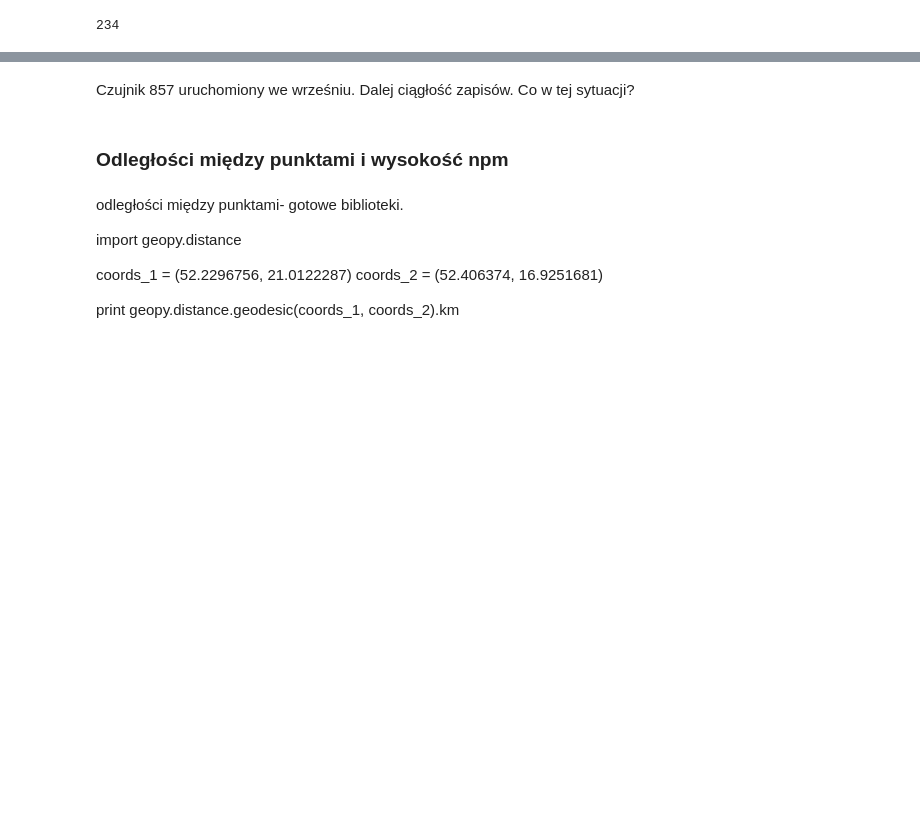
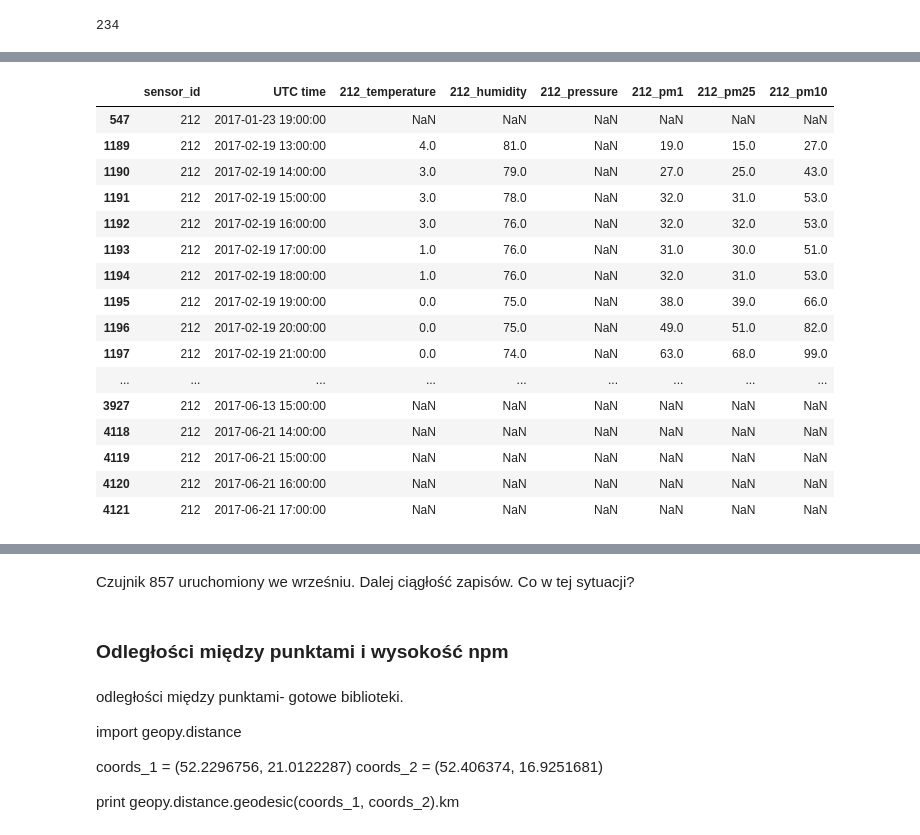
Before and after one commit to dan-ski/Air_quality, a Jupyter notebook: Air quality data preprocessing and analysis.ipynb, the cells around one changed output, grey strips where cells are left out. Cells and saved outputs as stored; diff of their text form; code cells hidden in the pictures; blank space fills up the shorter version.

```diff
--- a/Air quality data preprocessing and analysis.ipynb
+++ b/Air quality data preprocessing and analysis.ipynb
@@ -705,3 +878,23 @@ display_frame(216, new_sensor_frames)
+# %%
+new_sensor_dict[212][new_sensor_dict[212].isna().any(axis=1)]
+# %% [output]
+|  | sensor_id | UTC time | 212_temperature | 212_humidity | 212_pressure | 212_pm1 | 212_pm25 | 212_pm10 |
+| 547 | 212 | 2017-01-23 19:00:00 | NaN | NaN | NaN | NaN | NaN | NaN |
+| 1189 | 212 | 2017-02-19 13:00:00 | 4.0 | 81.0 | NaN | 19.0 | 15.0 | 27.0 |
+| 1190 | 212 | 2017-02-19 14:00:00 | 3.0 | 79.0 | NaN | 27.0 | 25.0 | 43.0 |
+| 1191 | 212 | 2017-02-19 15:00:00 | 3.0 | 78.0 | NaN | 32.0 | 31.0 | 53.0 |
+| 1192 | 212 | 2017-02-19 16:00:00 | 3.0 | 76.0 | NaN | 32.0 | 32.0 | 53.0 |
+| 1193 | 212 | 2017-02-19 17:00:00 | 1.0 | 76.0 | NaN | 31.0 | 30.0 | 51.0 |
+| 1194 | 212 | 2017-02-19 18:00:00 | 1.0 | 76.0 | NaN | 32.0 | 31.0 | 53.0 |
+| 1195 | 212 | 2017-02-19 19:00:00 | 0.0 | 75.0 | NaN | 38.0 | 39.0 | 66.0 |
+| 1196 | 212 | 2017-02-19 20:00:00 | 0.0 | 75.0 | NaN | 49.0 | 51.0 | 82.0 |
+| 1197 | 212 | 2017-02-19 21:00:00 | 0.0 | 74.0 | NaN | 63.0 | 68.0 | 99.0 |
+| ... | ... | ... | ... | ... | ... | ... | ... | ... |
+| 3927 | 212 | 2017-06-13 15:00:00 | NaN | NaN | NaN | NaN | NaN | NaN |
+| 4118 | 212 | 2017-06-21 14:00:00 | NaN | NaN | NaN | NaN | NaN | NaN |
+| 4119 | 212 | 2017-06-21 15:00:00 | NaN | NaN | NaN | NaN | NaN | NaN |
+| 4120 | 212 | 2017-06-21 16:00:00 | NaN | NaN | NaN | NaN | NaN | NaN |
+| 4121 | 212 | 2017-06-21 17:00:00 | NaN | NaN | NaN | NaN | NaN | NaN |
 # %%
 fig, ax = plt.subplots(figsize=(12,6))
 plt.locator_params(axis='x', nbins=20)
```
Also changed, not shown: parts of 92 cells of this notebook.
